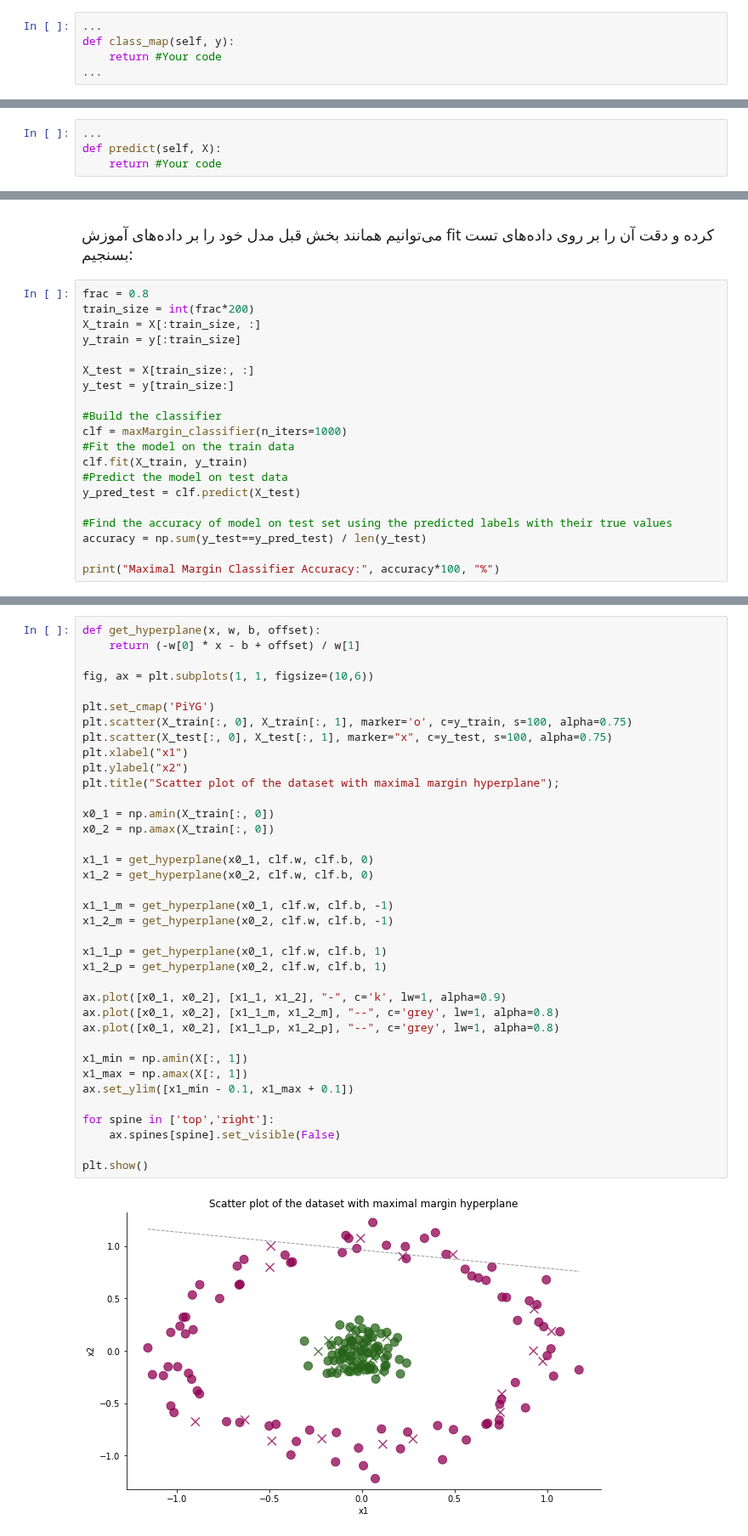
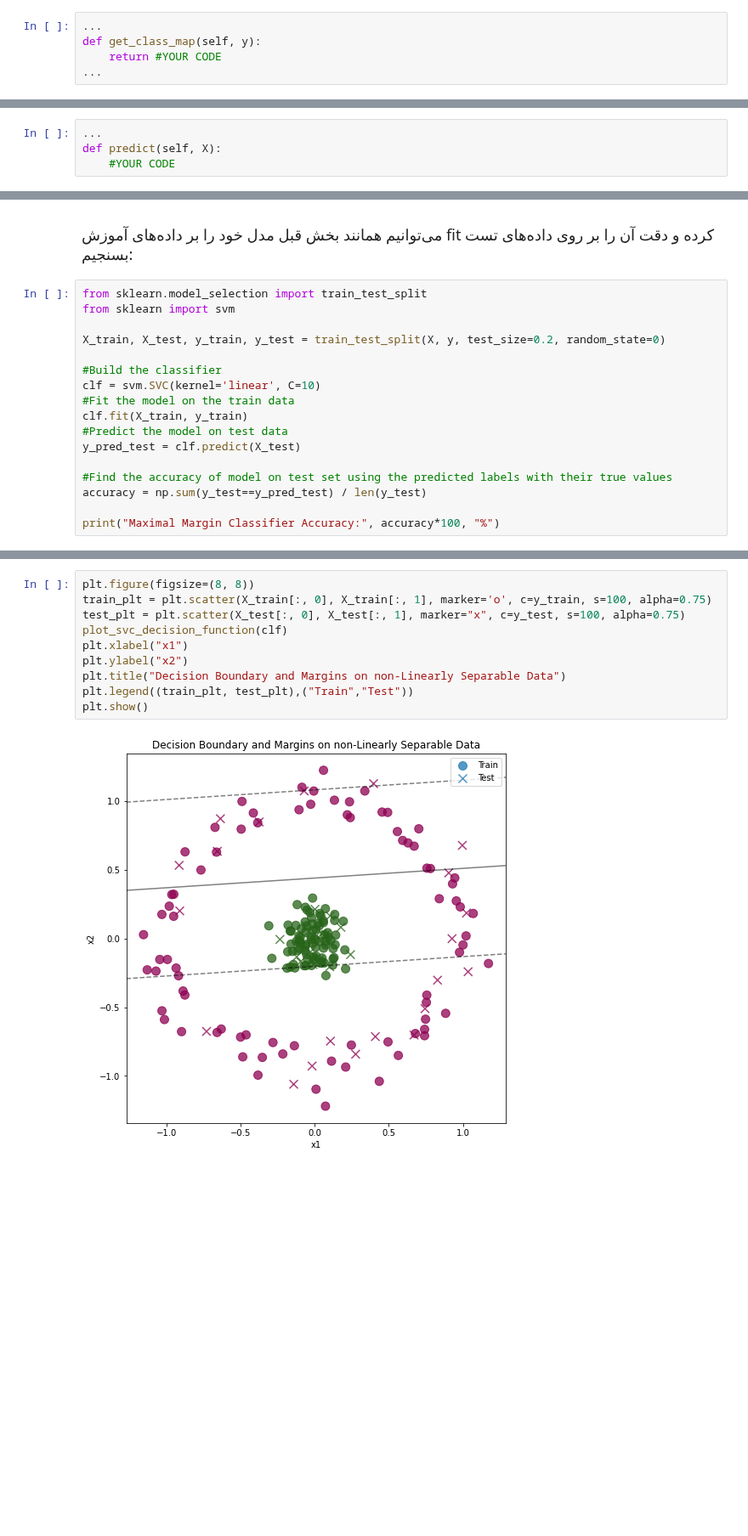
Before and after one commit to SharifiZarchi/Introduction_to_Machine_Learning, a Jupyter notebook: Jupyter_Notebooks/Chapter_03_Train_and_Evaluation/SVM.ipynb, the cells around one changed output, grey strips where cells are left out. Shown at 85% size. Cells and saved outputs as stored; diff of their text form; blank space fills up the shorter version.

```diff
--- a/Jupyter_Notebooks/Chapter_03_Train_and_Evaluation/SVM.ipynb
+++ b/Jupyter_Notebooks/Chapter_03_Train_and_Evaluation/SVM.ipynb
@@ -487,8 +487,8 @@ def __init__(self, learning_rate=1e-3, C=10, n_iters=1000):
 </div>
 # %%
 ...
-def class_map(self, y):
-    return #Your code
+def get_class_map(self, y):
+    return #YOUR CODE
 ...
 # %% [markdown]
 <font face="XB Zar" size=4><div dir=rtl>
@@ -557,7 +557,7 @@ def fit(self, X, y):
 # %%
 ...
 def predict(self, X):
-    return #Your code
+    #YOUR CODE
 # %% [markdown]
 <font face="XB Zar" size=4><div dir=rtl>
  حال تمام قطعات پازل مورد نیاز برای کامل کردن کلاس خود را داریم و کافی است آن‌ها را کنار هم قرار دهیم:
@@ -791,16 +824,13 @@ plt.title("Scatter plot of the dataset");
 <font face="XB Zar" size=4><div dir=rtl>
 می‌توانیم همانند بخش قبل مدل خود را بر داده‌های آموزش fit کرده و دقت آن را بر روی داده‌های تست بسنجیم:
 # %%
-frac = 0.8
-train_size = int(frac*200)
-X_train = X[:train_size, :]
-y_train = y[:train_size]
+from sklearn.model_selection import train_test_split
+from sklearn import svm
 
-X_test = X[train_size:, :]
-y_test = y[train_size:]
+X_train, X_test, y_train, y_test = train_test_split(X, y, test_size=0.2, random_state=0)
 
 #Build the classifier
-clf = maxMargin_classifier(n_iters=1000)
+clf = svm.SVC(kernel='linear', C=10)
 #Fit the model on the train data
 clf.fit(X_train, y_train)
 #Predict the model on test data
@@ -818,39 +848,12 @@ Maximal Margin Classifier Accuracy: 42.5 %
 # %%
-def get_hyperplane(x, w, b, offset):
-    return (-w[0] * x - b + offset) / w[1]
-
-fig, ax = plt.subplots(1, 1, figsize=(10,6))
-
-plt.set_cmap('PiYG')
-plt.scatter(X_train[:, 0], X_train[:, 1], marker='o', c=y_train, s=100, alpha=0.75)
-plt.scatter(X_test[:, 0], X_test[:, 1], marker="x", c=y_test, s=100, alpha=0.75)
+plt.figure(figsize=(8, 8))
+train_plt = plt.scatter(X_train[:, 0], X_train[:, 1], marker='o', c=y_train, s=100, alpha=0.75)
+test_plt = plt.scatter(X_test[:, 0], X_test[:, 1], marker="x", c=y_test, s=100, alpha=0.75)
+plot_svc_decision_function(clf)
 plt.xlabel("x1")
 plt.ylabel("x2")
-plt.title("Scatter plot of the dataset with maximal margin hyperplane");
-
-x0_1 = np.amin(X_train[:, 0])
-x0_2 = np.amax(X_train[:, 0])
-
-x1_1 = get_hyperplane(x0_1, clf.w, clf.b, 0)
-x1_2 = get_hyperplane(x0_2, clf.w, clf.b, 0)
-
-x1_1_m = get_hyperplane(x0_1, clf.w, clf.b, -1)
-x1_2_m = get_hyperplane(x0_2, clf.w, clf.b, -1)
-
-x1_1_p = get_hyperplane(x0_1, clf.w, clf.b, 1)
-x1_2_p = get_hyperplane(x0_2, clf.w, clf.b, 1)
-
-ax.plot([x0_1, x0_2], [x1_1, x1_2], "-", c='k', lw=1, alpha=0.9)
-ax.plot([x0_1, x0_2], [x1_1_m, x1_2_m], "--", c='grey', lw=1, alpha=0.8)
-ax.plot([x0_1, x0_2], [x1_1_p, x1_2_p], "--", c='grey', lw=1, alpha=0.8)
-
-x1_min = np.amin(X[:, 1])
-x1_max = np.amax(X[:, 1])
-ax.set_ylim([x1_min - 0.1, x1_max + 0.1])
-
-for spine in ['top','right']:
-    ax.spines[spine].set_visible(False)
-
+plt.title("Decision Boundary and Margins on non-Linearly Separable Data")
+plt.legend((train_plt, test_plt),("Train","Test"))
 plt.show()
 # %% [output]
-[figure, old version]
+[figure, new version]
```
Also changed, not shown: parts of 23 cells of this notebook.
